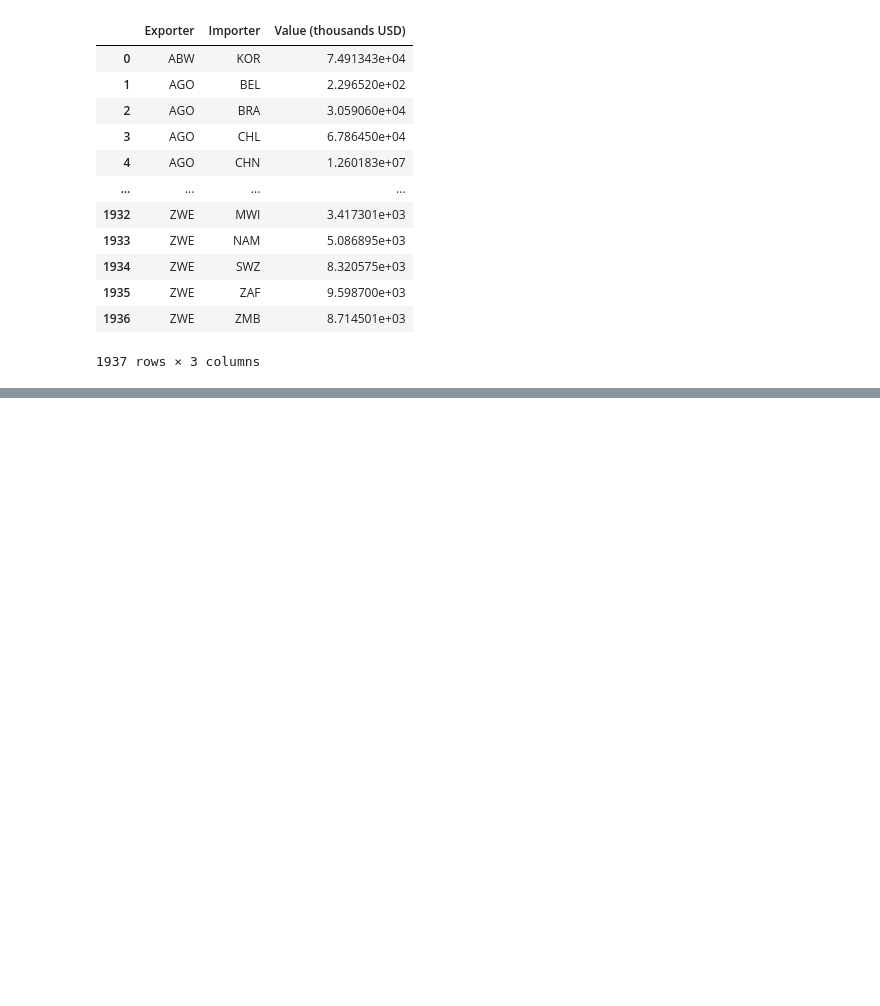
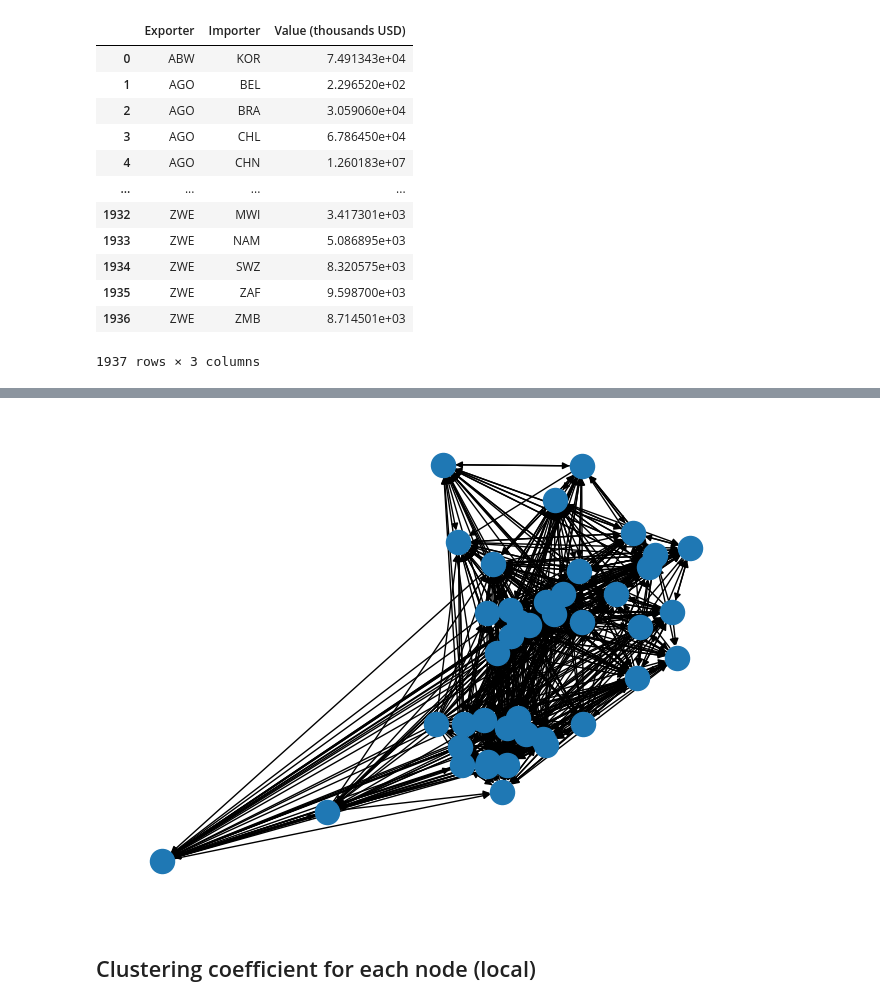
Before and after one commit to HumidBore/Social-Network-Analysis, a Jupyter notebook: SocialNetworkAnalysis.ipynb, the cells around one changed output, grey strips where cells are left out. Drawn from its saved outputs; the diff is of its cells as text; code cells hidden in the pictures; blank space fills up the shorter version.

```diff
--- a/SocialNetworkAnalysis.ipynb
+++ b/SocialNetworkAnalysis.ipynb
@@ -261,0 +278,6 @@ df_total
+# %%
+nx.draw(nx.k_core(G_total))
+# %% [output]
+[figure, added]
+# %% [markdown]
+## Clustering coefficient for each node (local)
```
Also changed, not shown: parts of 21 cells of this notebook.
